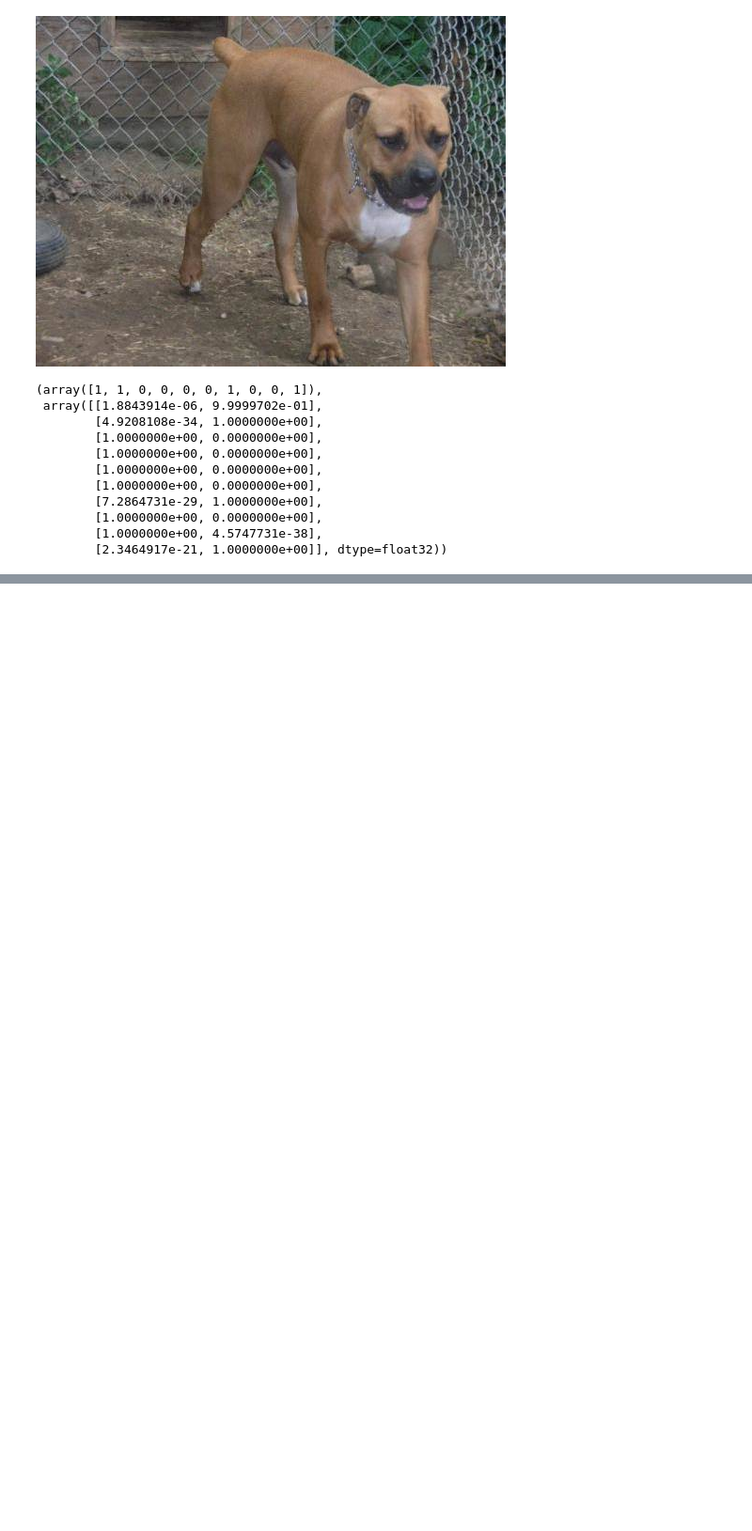
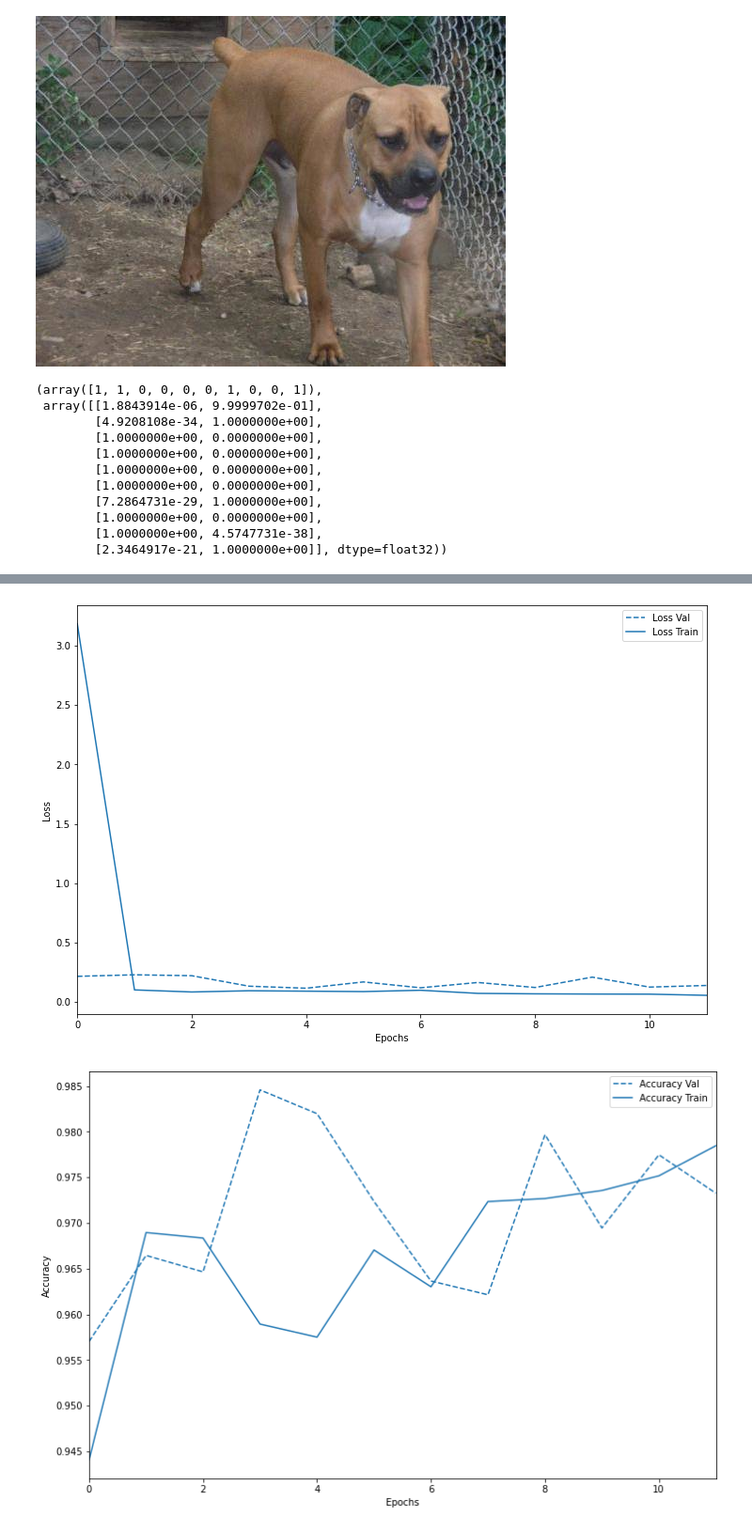
Before and after one commit to natuan310/w7-dog-cat-classification-with-tensorflow, a Jupyter notebook: V2_Cat_&_Dog_Classification_with_Tensorflow.ipynb, the cells around one changed output, grey strips where cells are left out. Shown at 94% size. Drawn from its saved outputs; the diff is of its cells as text; code cells hidden in the pictures; blank space fills up the shorter version.

Commit message:
Updated using Colaboratory

```diff
--- a/V2_Cat_&_Dog_Classification_with_Tensorflow.ipynb
+++ b/V2_Cat_&_Dog_Classification_with_Tensorflow.ipynb
@@ -591,0 +522,41 @@ cate, pred
+# %%
+# Define model using Optimizer Adam
+def tuning_model():
+    # load model
+    model = tf.keras.applications.Xception(include_top=False, input_shape=(299, 299, 3))
+    # mark loaded layers as not trainable
+    for layer in model.layers:
+        layer.trainable = False
+    # add new classifier layers
+    flat1 = Flatten()(model.layers[-1].output)
+    class1 = Dense(128, activation='relu', kernel_initializer='he_uniform')(flat1)
+    dropout = Dropout(0.3)(class1)
+    output = Dense(2, activation='sigmoid')(dropout)
+    # define new model
+    model = tf.keras.Model(inputs=model.inputs, outputs=output)
+    # compile model
+    opt = tf.keras.optimizers.Adam(lr=0.01)
+    model.compile(optimizer=opt,
+                  loss='binary_crossentropy',
+                  metrics=['accuracy'])
+    return model
+
+tuned_model = tuning_model()
+# %%
+# Train - Val model
+now = datetime.datetime.now
+t = now()
+
+model_history = tuned_model.fit(
+        train_generator,
+        epochs = 20,
+        validation_data = validation_generator,
+        validation_steps = total_validate // BATCH_SIZE,
+        steps_per_epoch = total_train // BATCH_SIZE,
+        callbacks = callbacks
+        )
+
+print('Training time: %ss' % (now() - t))
+
+plot_history(model_history, key = 'loss')
+plot_history(model_history, key = 'accuracy')
@@ -591,0 +582,6 @@ cate, pred
+# %%
+plot_history(model_history, key = 'loss')
+plot_history(model_history, key = 'accuracy')
+# %% [output]
+[figure, added]
+[figure, added]
```
Also changed, not shown: parts of 24 cells of this notebook.
